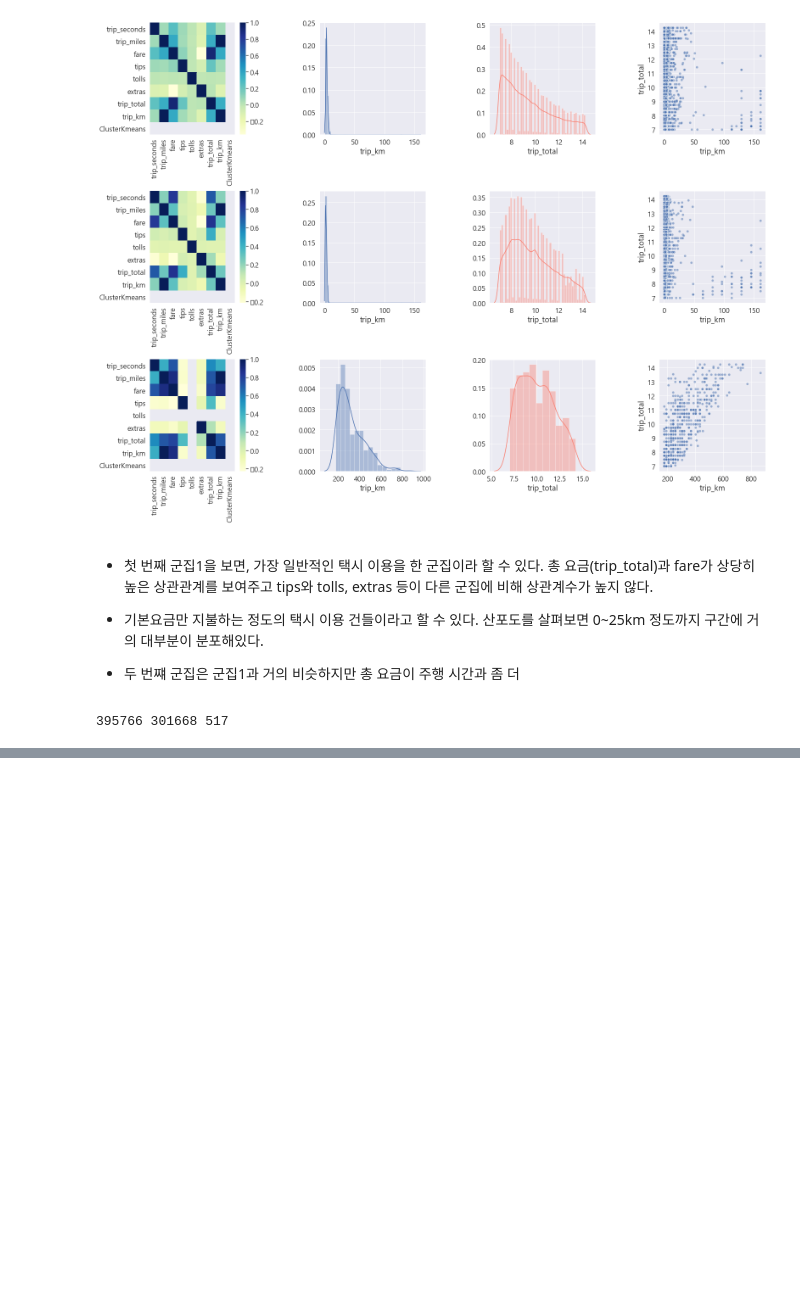
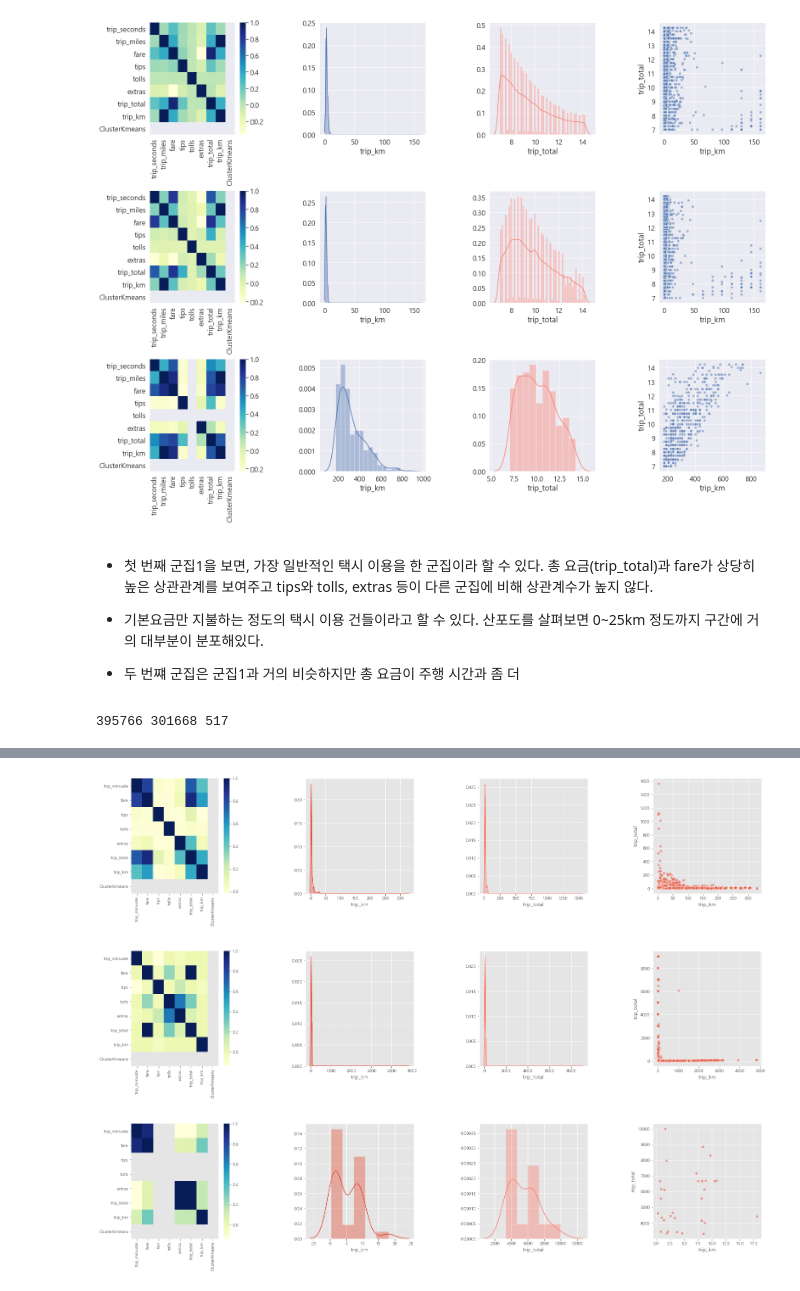
Before and after one commit to Hinterhalter/Kaggle, a Jupyter notebook: Cluster_Analysis.ipynb, the cells around one changed output, grey strips where cells are left out. Cells and saved outputs as stored; diff of their text form; code cells hidden in the pictures; blank space fills up the shorter version.

```diff
--- a/Cluster_Analysis.ipynb
+++ b/Cluster_Analysis.ipynb
@@ -285,0 +290,2 @@ print(len(df_1), len(df_2), len(df_3))
+# %%
+new_df = pd.read_csv('new_jan_1.csv')
@@ -285,0 +396,21 @@ print(len(df_1), len(df_2), len(df_3))
+# %%
+fig, ax = plt.subplots(nrows=3, ncols=4, figsize=(26,15))
+
+sns.heatmap(df_1.corr(),cmap='YlGnBu',fmt='.1g', ax=ax[0,0])
+sns.heatmap(df_2.corr(),cmap='YlGnBu',fmt='.1g', ax=ax[1,0])
+sns.heatmap(df_3.corr(),cmap='YlGnBu',fmt='.1g', ax=ax[2,0])
+
+sns.distplot(df_1.trip_km, ax=ax[0,1])
+sns.distplot(df_2.trip_km, ax=ax[1,1])
+sns.distplot(df_3.trip_km, ax=ax[2,1])
+
+sns.distplot(df_1.trip_total, ax=ax[0,2], color='salmon')
+sns.distplot(df_2.trip_total, ax=ax[1,2], color='salmon')
+sns.distplot(df_3.trip_total, ax=ax[2,2], color='salmon')
+
+sns.scatterplot(data=df_1, y='trip_total', x='trip_km', ax=ax[0,3], alpha=0.5)
+sns.scatterplot(data=df_2, y='trip_total', x='trip_km', ax=ax[1,3], alpha=0.5)
+sns.scatterplot(data=df_3, y='trip_total', x='trip_km', ax=ax[2,3], alpha=0.5)
+plt.subplots_adjust(top = 0.99, bottom=0.01, hspace=0.5, wspace=0.6)
+# %% [output]
+[figure, added]
```
Also changed, not shown: parts of 17 cells of this notebook, 1 other file.
